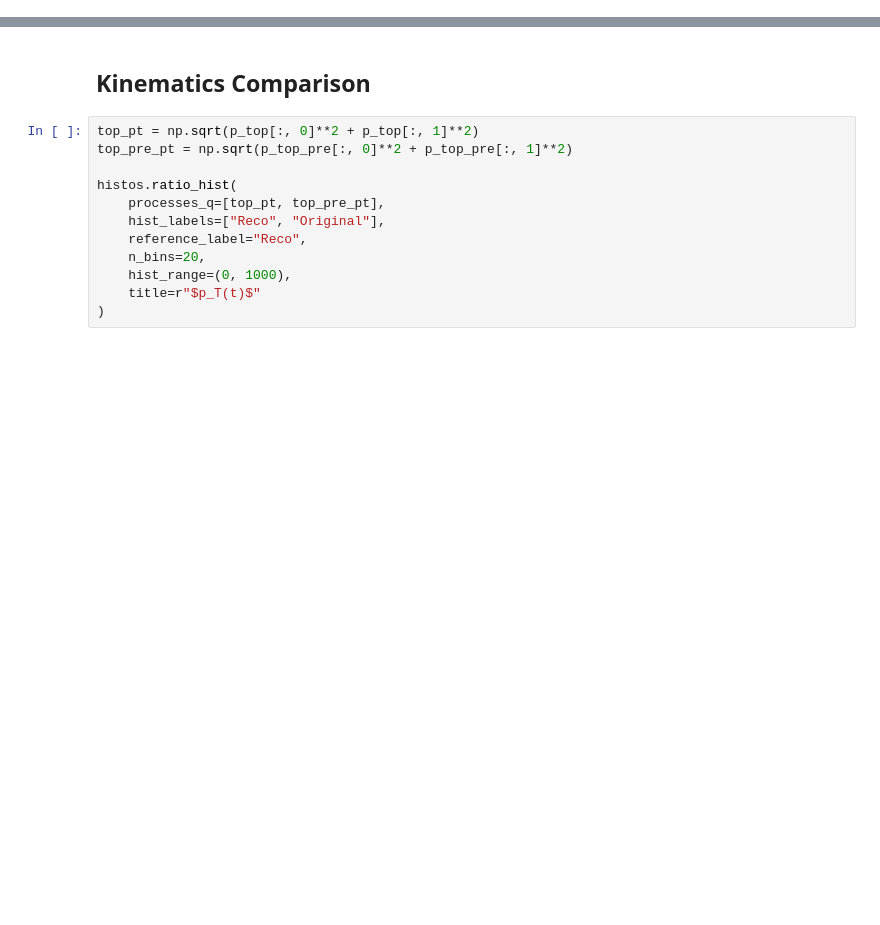
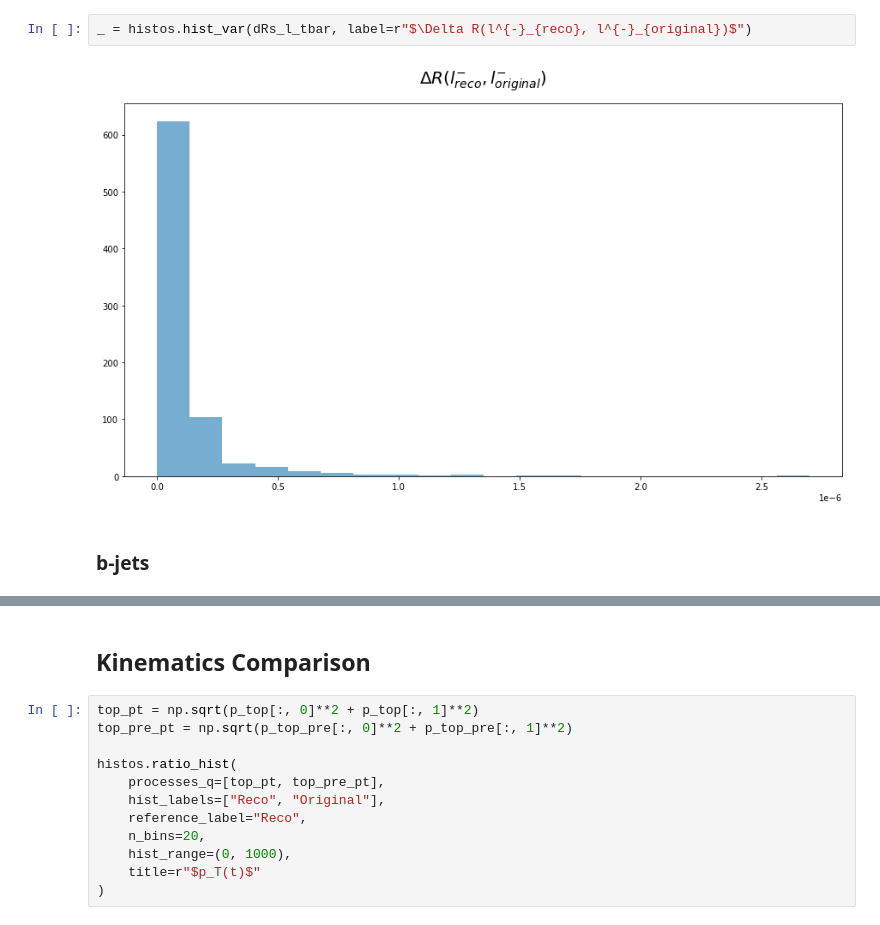
Before and after one commit to cmpatino/optimal-observables, a Jupyter notebook: consistency_checks/Reconstruction.ipynb, the cells around one changed output, grey strips where cells are left out. Cells and saved outputs as stored; diff of their text form; blank space fills up the shorter version.

```diff
--- a/consistency_checks/Reconstruction.ipynb
+++ b/consistency_checks/Reconstruction.ipynb
@@ -26,0 +209,6 @@ p_tbar_pre = np.concatenate(tbar_pre_batches, axis=0)
+# %%
+_ = histos.hist_var(dRs_l_tbar, label=r"$\Delta R(l^{-}_{reco}, l^{-}_{original})$")
+# %% [output]
+[figure, added]
+# %% [markdown]
+### b-jets
```
Also changed, not shown: parts of 33 cells of this notebook.
